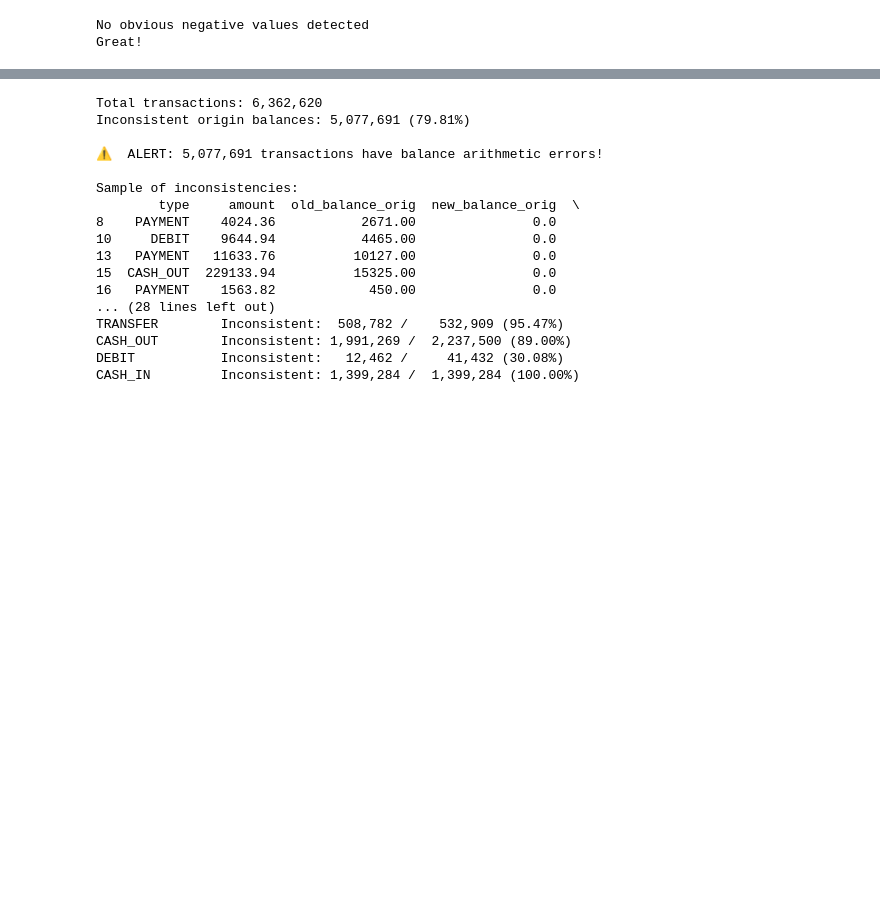
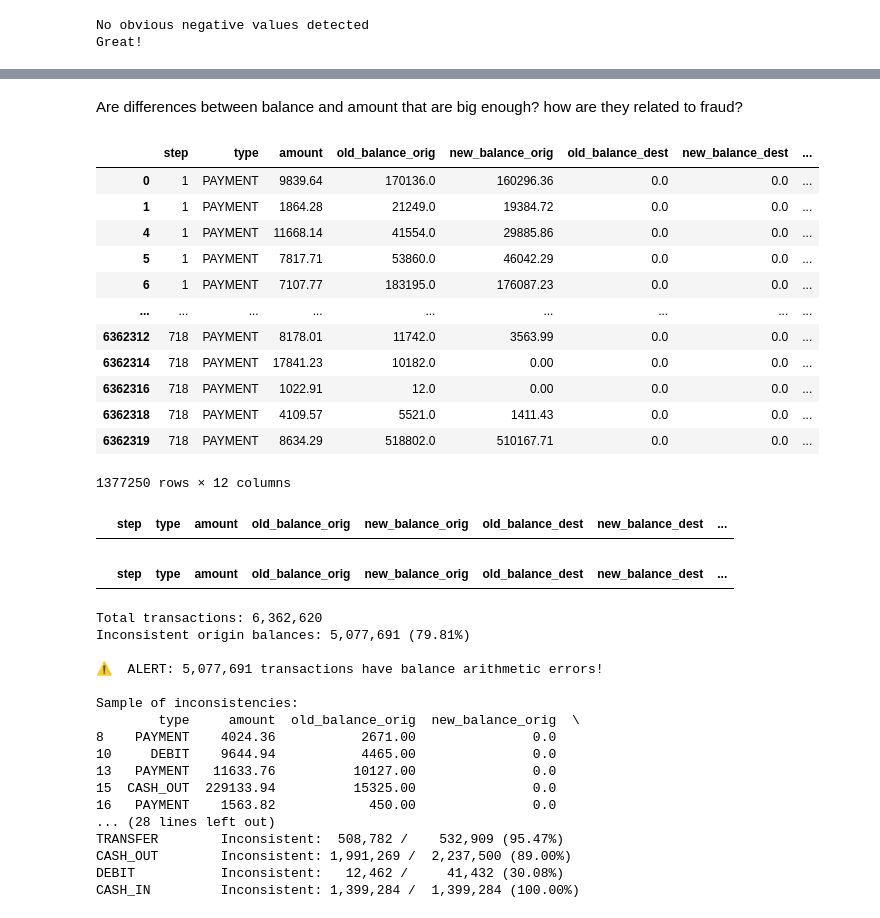
Before and after one commit to amaldu/fraud_detection, a Jupyter notebook: notebooks/00_data_quality.ipynb, the cells around one changed output, grey strips where cells are left out. Drawn from its saved outputs; the diff is of its cells as text; code cells hidden in the pictures; blank space fills up the shorter version.

```diff
--- a/notebooks/00_data_quality.ipynb
+++ b/notebooks/00_data_quality.ipynb
@@ -194,3 +306,31 @@ Assumption 1: for origin accounts, balance arithmetic should be consistent, with
+# %% [markdown]
+Are differences between balance and amount that are big enough? how are they related to fraud?
+# %%
+no_equal_balance = subset_payments.query("amount != balance_diff_orig")
+no_equal_balance
+# %% [output]
+|  | step | type | amount | old_balance_orig | new_balance_orig | old_balance_dest | new_balance_dest | ... |
+| 0 | 1 | PAYMENT | 9839.64 | 170136.0 | 160296.36 | 0.0 | 0.0 | ... |
+| 1 | 1 | PAYMENT | 1864.28 | 21249.0 | 19384.72 | 0.0 | 0.0 | ... |
+| 4 | 1 | PAYMENT | 11668.14 | 41554.0 | 29885.86 | 0.0 | 0.0 | ... |
+| 5 | 1 | PAYMENT | 7817.71 | 53860.0 | 46042.29 | 0.0 | 0.0 | ... |
+| 6 | 1 | PAYMENT | 7107.77 | 183195.0 | 176087.23 | 0.0 | 0.0 | ... |
+| ... | ... | ... | ... | ... | ... | ... | ... | ... |
+| 6362312 | 718 | PAYMENT | 8178.01 | 11742.0 | 3563.99 | 0.0 | 0.0 | ... |
+| 6362314 | 718 | PAYMENT | 17841.23 | 10182.0 | 0.00 | 0.0 | 0.0 | ... |
+| 6362316 | 718 | PAYMENT | 1022.91 | 12.0 | 0.00 | 0.0 | 0.0 | ... |
+| 6362318 | 718 | PAYMENT | 4109.57 | 5521.0 | 1411.43 | 0.0 | 0.0 | ... |
+| 6362319 | 718 | PAYMENT | 8634.29 | 518802.0 | 510167.71 | 0.0 | 0.0 | ... |
+1377250 rows × 12 columns
+# %%
+no_equal_balance_fraud = no_equal_balance.query("is_fraud == 1")
+no_equal_balance_fraud
+# %% [output]
+|  | step | type | amount | old_balance_orig | new_balance_orig | old_balance_dest | new_balance_dest | ... |
+# %%
+subset_payments.query("is_fraud == 1")
+# %% [output]
+|  | step | type | amount | old_balance_orig | new_balance_orig | old_balance_dest | new_balance_dest | ... |
 # %%
 data_temp = data.copy()
 data_temp['expected_new_balance_orig'] = data_temp['old_balance_orig'] - data_temp['amount']
```
Also changed, not shown: parts of 12 cells of this notebook.
